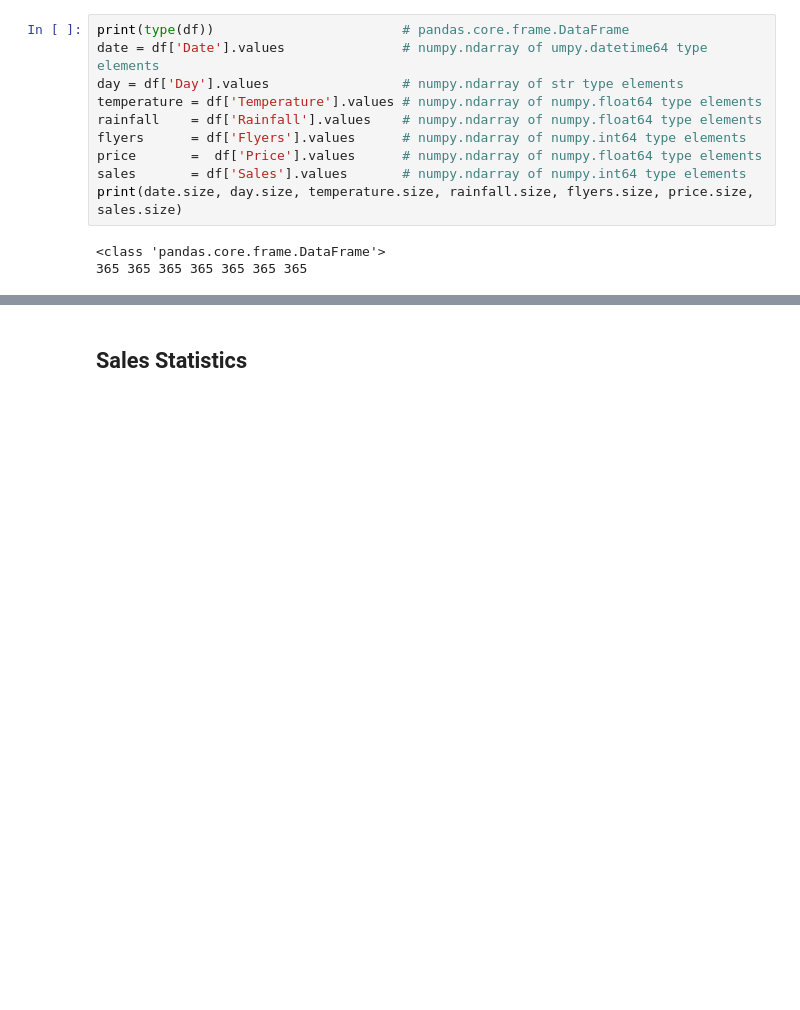
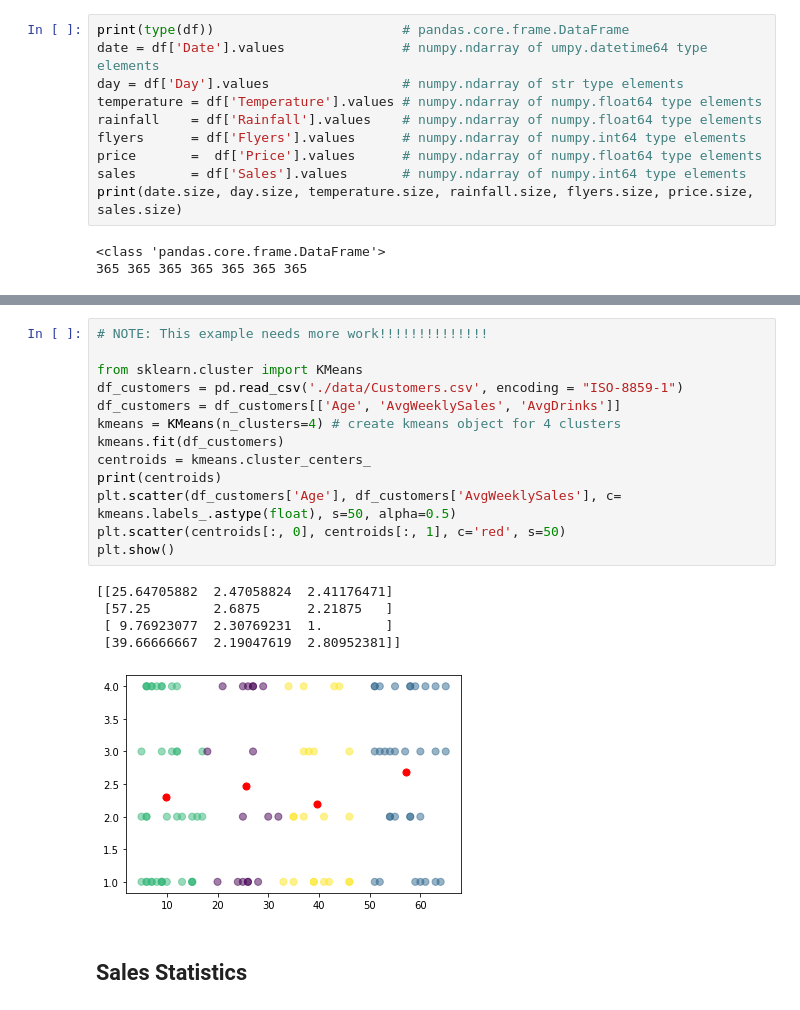
Before and after one commit to peterthorsteinson/MyCourses, a Jupyter notebook: MyPythonCourse_Jupyter/microsoft_data_science_bootcamp_module_1.ipynb, the cells around one changed output, grey strips where cells are left out. Cells and saved outputs as stored; diff of their text form; blank space fills up the shorter version.

Commit message:
Added more labs answers to Microsoft Data Science Bootcamp

```diff
--- a/MyPythonCourse_Jupyter/microsoft_data_science_bootcamp_module_1.ipynb
+++ b/MyPythonCourse_Jupyter/microsoft_data_science_bootcamp_module_1.ipynb
@@ -85,3 +303,22 @@ print(date.size, day.size, temperature.size, rainfall.size, flyers.size, price.s
+# %%
+# NOTE: This example needs more work!!!!!!!!!!!!!!
+
+from sklearn.cluster import KMeans
+df_customers = pd.read_csv('./data/Customers.csv', encoding = "ISO-8859-1")
+df_customers = df_customers[['Age', 'AvgWeeklySales', 'AvgDrinks']]
+kmeans = KMeans(n_clusters=4) # create kmeans object for 4 clusters
+kmeans.fit(df_customers)
+centroids = kmeans.cluster_centers_
+print(centroids)
+plt.scatter(df_customers['Age'], df_customers['AvgWeeklySales'], c= kmeans.labels_.astype(float), s=50, alpha=0.5)
+plt.scatter(centroids[:, 0], centroids[:, 1], c='red', s=50)
+plt.show()
+# %% [output]
+[[25.64705882  2.47058824  2.41176471]
+ [57.25        2.6875      2.21875   ]
+ [ 9.76923077  2.30769231  1.        ]
+ [39.66666667  2.19047619  2.80952381]]
+[figure, added]
 # %% [markdown]
 ## Sales Statistics
 # %%
```
Also changed, not shown: parts of 12 cells of this notebook, 2 other files.
